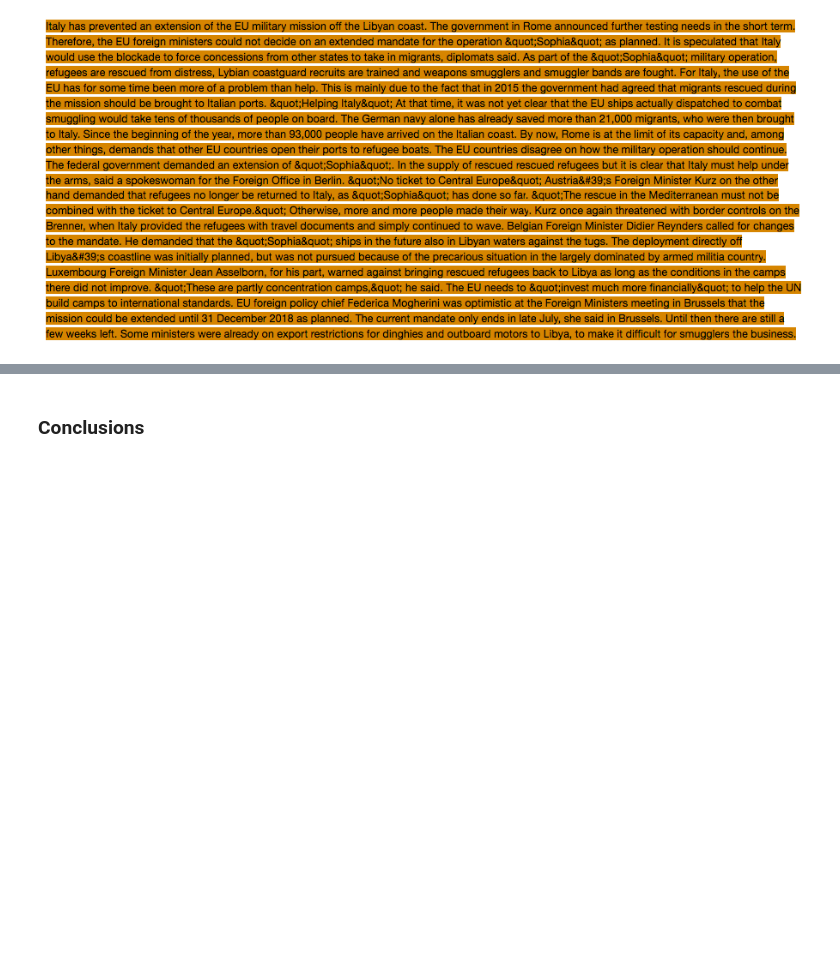
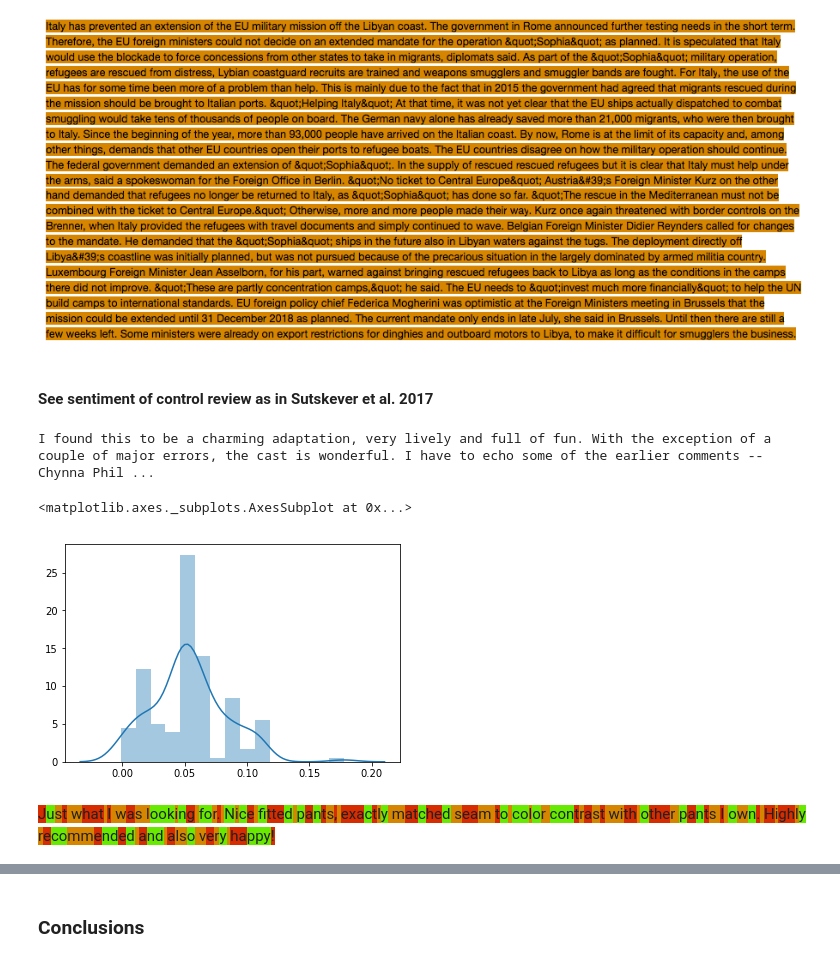
Before and after one commit to diazcelsa/NLP_politics_spiegel, a Jupyter notebook: notebooks/sentiment/Sentiment Anlysis in migration selected articles.ipynb, the cells around one changed output, grey strips where cells are left out. Drawn from its saved outputs; the diff is of its cells as text; code cells hidden in the pictures; blank space fills up the shorter version.

Commit message:
topic modeling

```diff
--- a/notebooks/sentiment/Sentiment Anlysis in migration selected articles.ipynb
+++ b/notebooks/sentiment/Sentiment Anlysis in migration selected articles.ipynb
@@ -337,3 +328,11 @@ rec_neg = build_sequence_visualizer(neg_art['text_en'], neg_sent,
 Image("../../img/sentiment_correct.png")
 # %% [output]
 [figure]
+# %% [markdown]
+#### See sentiment of control review as in Sutskever et al. 2017
+# %%
+sys.path.append("../../generating-reviews-discovering-sentiment/")
+from encoder import Model
+
+# Initialize an instance of the model
+model = Model(root_path="/Users/celsadiaz/github/generating-reviews-discovering-sentiment/")
@@ -339,0 +350,30 @@ Image("../../img/sentiment_correct.png")
+# %%
+%%jinja html
+<html>
+<body>
+{% for r in values %}<span style="background-color: {{ r.color }} ;">{{ r.char }}</span>{% endfor %}
+</body>
+</html>
+# %% [output]
+I found this to be a charming adaptation, very lively and full of fun. With the exception of a couple of major errors, the cast is wonderful. I have to echo some of the earlier comments -- Chynna Phil ...
+# %%
+# postive review
+text_2 = "Just what I was looking for. Nice fitted pants, exactly matched seam to color contrast with other pants I own. Highly recommended and also very happy!"
+text_features_2 = model.transform(text_2)
+sentiment_2 = text_features_2[:, 2388]
+values_2 = build_sequence_visualizer(text_2, sentiment_2, color_mapper)
+values_2 = values_2.loc[:,('char','color')].to_dict('records')
+
+sns.distplot(sentiment_2)
+# %% [output]
+<matplotlib.axes._subplots.AxesSubplot at 0x...>
+[figure, added]
+# %%
+%%jinja html
+<html>
+<body>
+{% for r in values_2 %}<span style="background-color: {{ r.color }} ;">{{ r.char }}</span>{% endfor %}
+</body>
+</html>
+# %% [output]
+Just what I was looking for. Nice fitted pants, exactly matched seam to color contrast with other pants I own. Highly recommended and also very happy!
```
Also changed, not shown: parts of 7 cells of this notebook, 13 other files.
